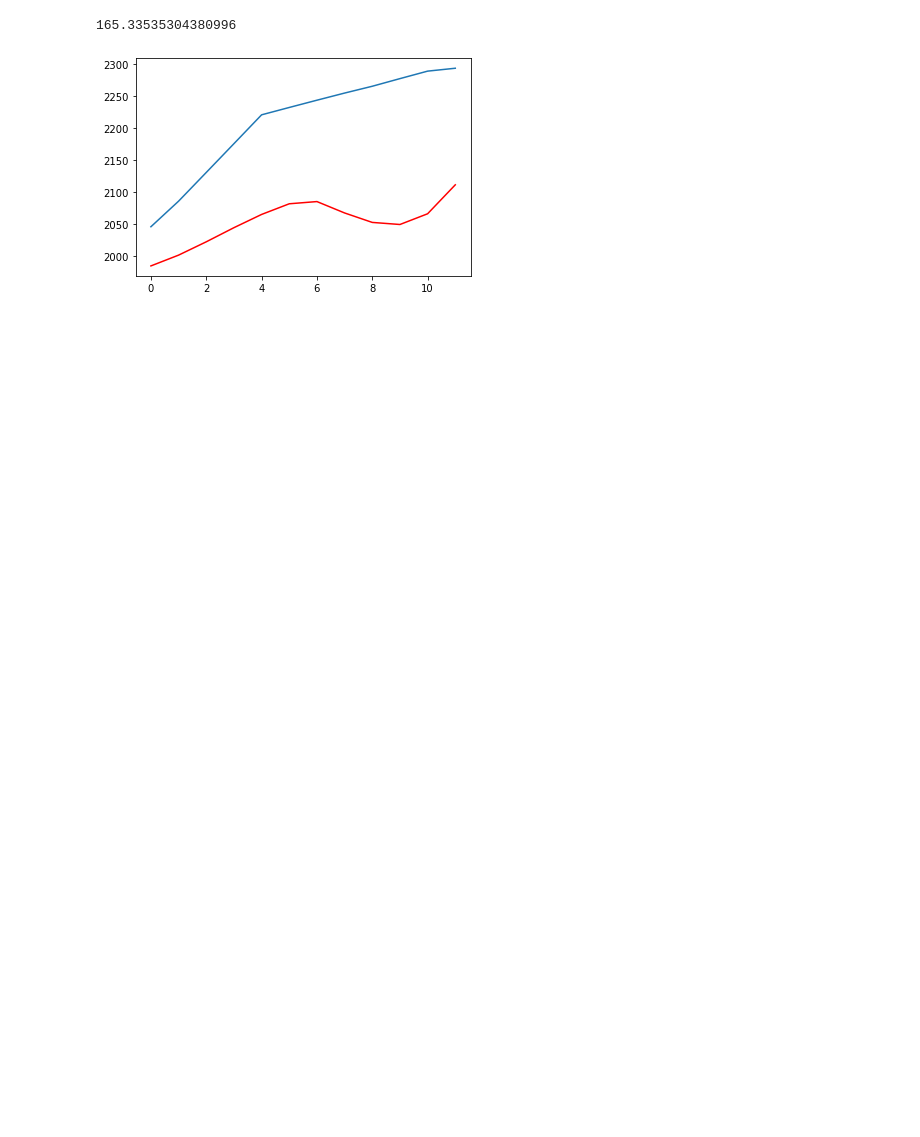
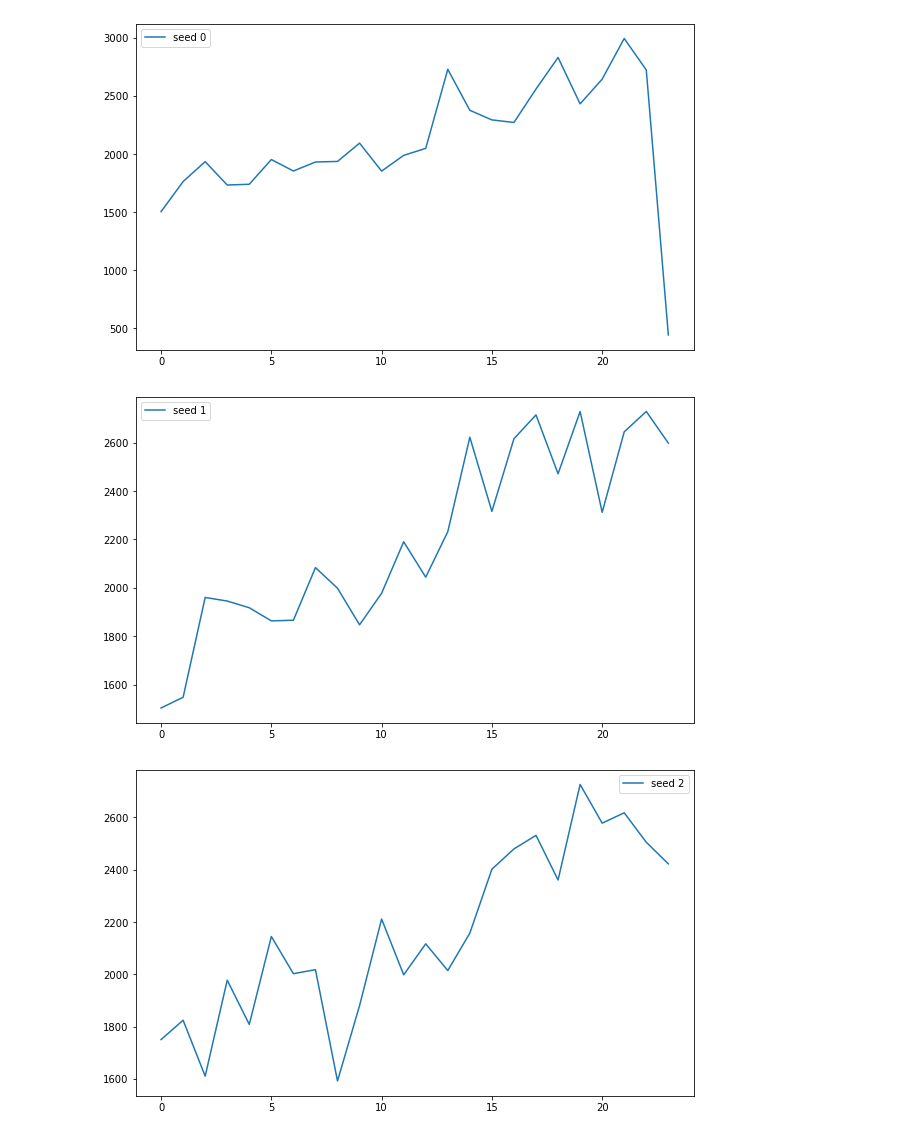
Before and after one commit to chenxd2/DSI-KPMG-Capstone, a Jupyter notebook: ensemble_cnn.ipynb, the cells around one changed output. Saved outputs shown, nothing was run; the diff lists cells and outputs as text; code cells hidden in the pictures; blank space fills up the shorter version.

```diff
--- a/ensemble_cnn.ipynb
+++ b/ensemble_cnn.ipynb
@@ -183,0 +324,5 @@ class AutoCNN():
+# %%
+for i in range(20):
+    plt.figure(figsize=(10, 6))
+    plt.plot(p_y_2[i],label='seed '+str(i))
+    plt.legend()
@@ -198,14 +357,9 @@ Test RMSE: 206.450
-# %%
-from scipy.signal import savgol_filter
-
-x = cnn_model.df_result['SP500-EPS-Index']
-y = cnn_model.df_result['SP500-EPS-Index_pred']
-yhat = savgol_filter(y, 11, 3) # window size 51, polynomial order 3
-print(np.sqrt(mean_squared_error(yhat, x)))
-
-plt.plot(range(12),x)
-plt.plot(range(12),yhat, color='red')
-plt.show()
-# %% [output]
-165.33535304380996
-[figure, removed]
+# %%
+for i in range(10):
+    plt.figure(figsize=(10, 6))
+    plt.plot(p_y_3[i],label='seed '+str(i))
+    plt.legend()
+# %% [output]
+[figure, added]
+[figure, added]
+[figure, added]
```
Also changed, not shown: parts of 7 cells of this notebook, 1 other file.
